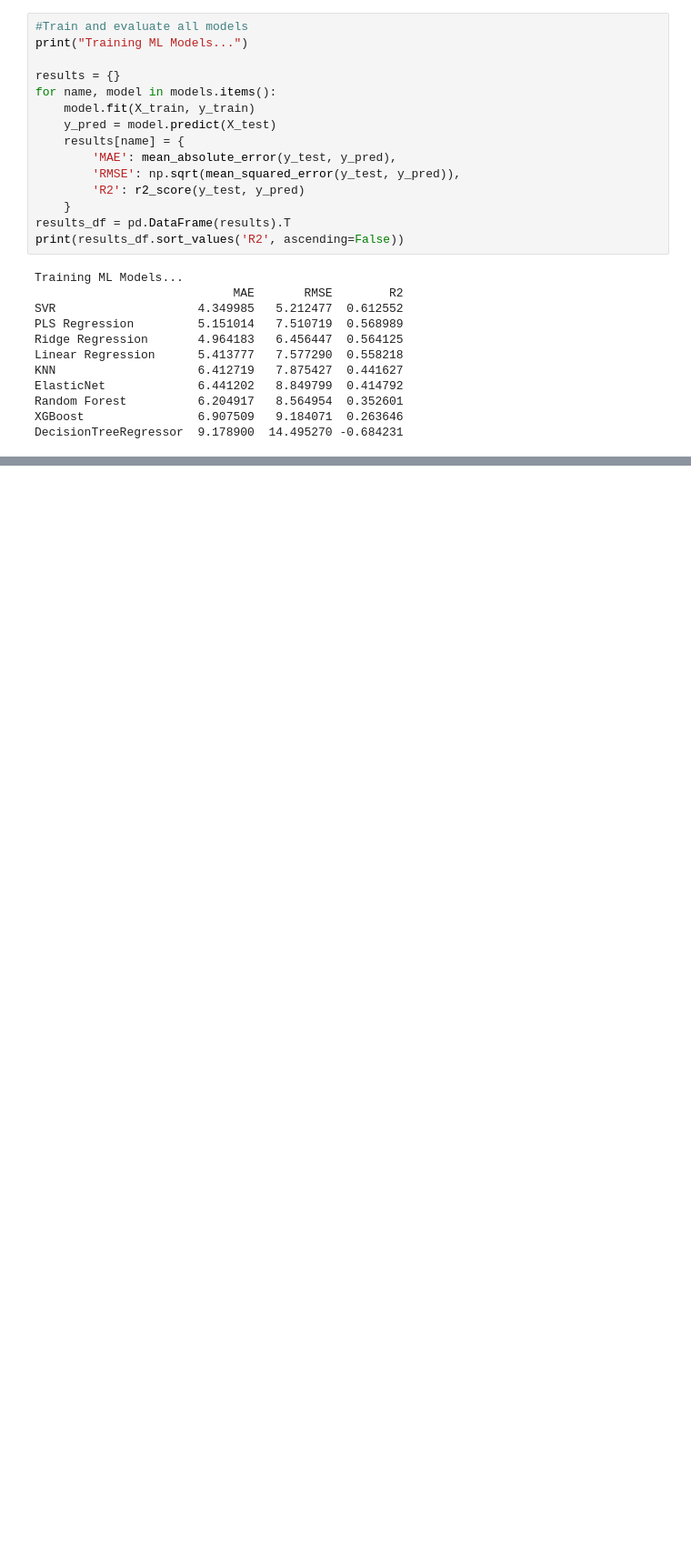
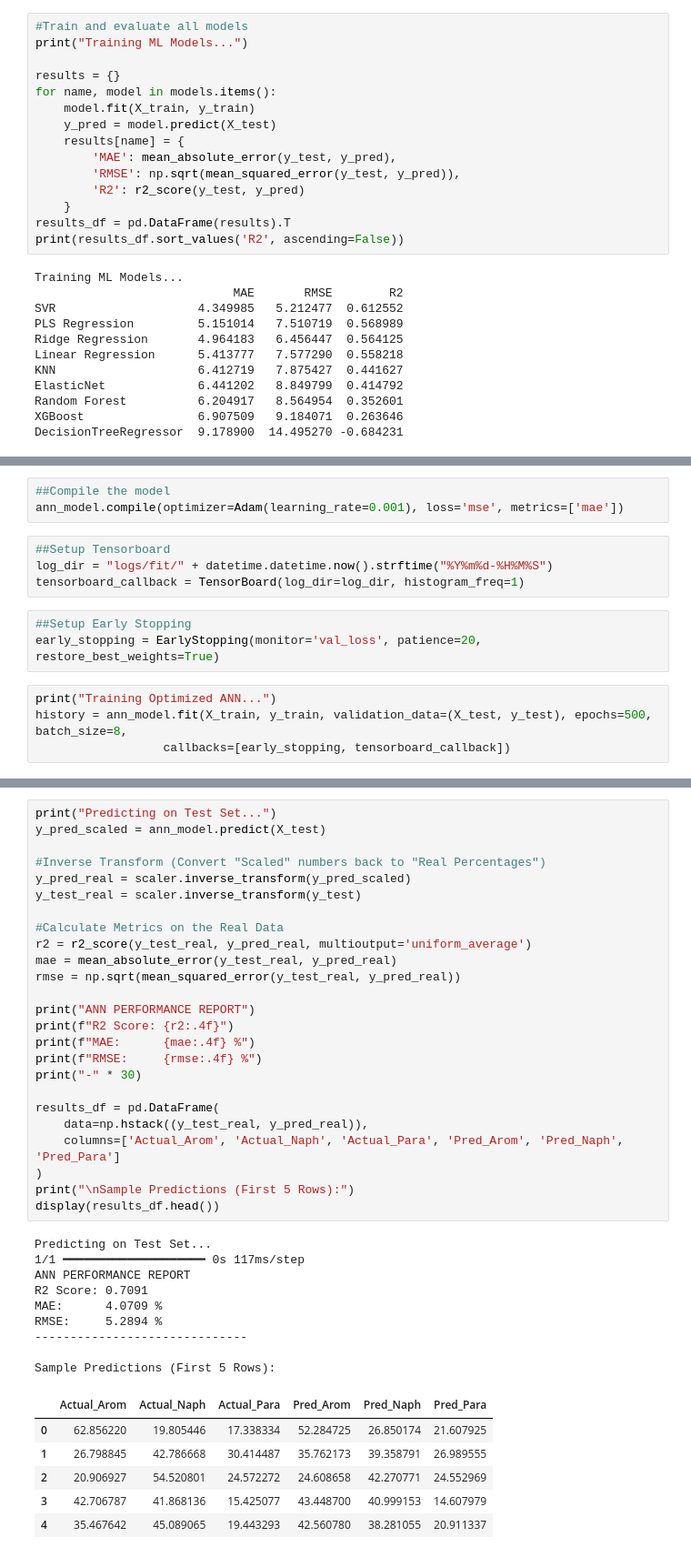
Before and after one commit to aditi-gupta-git/Crude-Oil-Characterization-and-Products-Properties-Estimation, a Jupyter notebook: notebook/ModelTraining.ipynb, the cells around one changed output, grey strips where cells are left out. Shown at 91% size. Drawn from its saved outputs; the diff is of its cells as text; blank space fills up the shorter version.

```diff
--- a/notebook/ModelTraining.ipynb
+++ b/notebook/ModelTraining.ipynb
@@ -262,0 +316,14 @@ DecisionTreeRegressor  9.178900  14.495270 -0.684231
+# %%
+##Compile the model
+ann_model.compile(optimizer=Adam(learning_rate=0.001), loss='mse', metrics=['mae'])
+# %%
+##Setup Tensorboard
+log_dir = "logs/fit/" + datetime.datetime.now().strftime("%Y%m%d-%H%M%S")
+tensorboard_callback = TensorBoard(log_dir=log_dir, histogram_freq=1)
+# %%
+##Setup Early Stopping
+early_stopping = EarlyStopping(monitor='val_loss', patience=20, restore_best_weights=True)
+# %%
+print("Training Optimized ANN...")
+history = ann_model.fit(X_train, y_train, validation_data=(X_test, y_test), epochs=500, batch_size=8,
+                  callbacks=[early_stopping, tensorboard_callback])
@@ -262,0 +348,41 @@ DecisionTreeRegressor  9.178900  14.495270 -0.684231
+# %%
+print("Predicting on Test Set...")
+y_pred_scaled = ann_model.predict(X_test)
+
+#Inverse Transform (Convert "Scaled" numbers back to "Real Percentages")
+y_pred_real = scaler.inverse_transform(y_pred_scaled)
+y_test_real = scaler.inverse_transform(y_test)
+
+#Calculate Metrics on the Real Data
+r2 = r2_score(y_test_real, y_pred_real, multioutput='uniform_average')
+mae = mean_absolute_error(y_test_real, y_pred_real)
+rmse = np.sqrt(mean_squared_error(y_test_real, y_pred_real))
+
+print("ANN PERFORMANCE REPORT")
+print(f"R2 Score: {r2:.4f}")
+print(f"MAE:      {mae:.4f} %")
+print(f"RMSE:     {rmse:.4f} %")
+print("-" * 30)
+
+results_df = pd.DataFrame(
+    data=np.hstack((y_test_real, y_pred_real)),
+    columns=['Actual_Arom', 'Actual_Naph', 'Actual_Para', 'Pred_Arom', 'Pred_Naph', 'Pred_Para']
+)
+print("\nSample Predictions (First 5 Rows):")
+display(results_df.head())
+# %% [output]
+Predicting on Test Set...
+1/1 ━━━━━━━━━━━━━━━━━━━━ 0s 117ms/step
+ANN PERFORMANCE REPORT
+R2 Score: 0.7091
+MAE:      4.0709 %
+RMSE:     5.2894 %
+------------------------------
+
+Sample Predictions (First 5 Rows):
+|  | Actual_Arom | Actual_Naph | Actual_Para | Pred_Arom | Pred_Naph | Pred_Para |
+| 0 | 62.856220 | 19.805446 | 17.338334 | 52.284725 | 26.850174 | 21.607925 |
+| 1 | 26.798845 | 42.786668 | 30.414487 | 35.762173 | 39.358791 | 26.989555 |
+| 2 | 20.906927 | 54.520801 | 24.572272 | 24.608658 | 42.270771 | 24.552969 |
+| 3 | 42.706787 | 41.868136 | 15.425077 | 43.448700 | 40.999153 | 14.607979 |
+| 4 | 35.467642 | 45.089065 | 19.443293 | 42.560780 | 38.281055 | 20.911337 |
```
Also changed, not shown: parts of 9 cells of this notebook, 17 other files.
